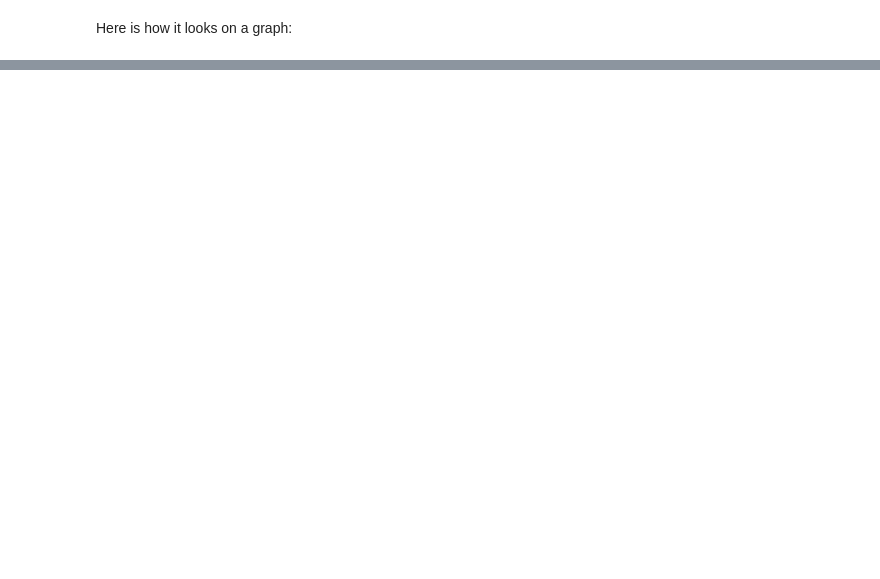
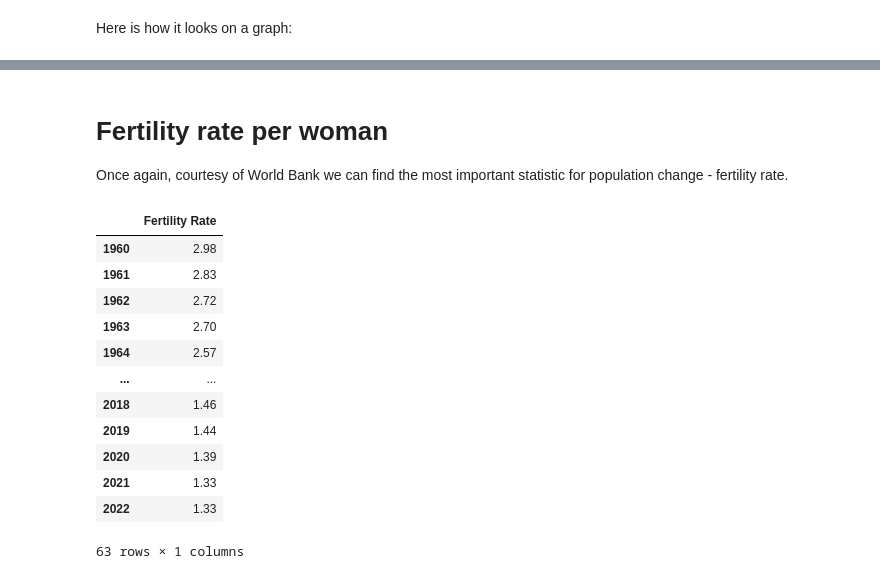
Before and after one commit to coolka1234/scikit-learn-poland-demography, a Jupyter notebook: demografia_polski.ipynb, the cells around one changed output, grey strips where cells are left out. Saved outputs shown, nothing was run; the diff lists cells and outputs as text; code cells hidden in the pictures; blank space fills up the shorter version.

```diff
--- a/demografia_polski.ipynb
+++ b/demografia_polski.ipynb
@@ -110,0 +115,29 @@ plt.savefig('polish_int_migrant_stock_over_the_years.png')
+# %% [markdown]
+# Fertility rate per woman
+Once again, courtesy of World Bank we can find the most important statistic for population change - fertility rate.
+# %%
+df = pd.read_csv('Countries_fertility_rate.csv')
+
+polish_fertility_rate = df[df['Country Name'] == 'Poland']
+polish_fertility_rate = polish_fertility_rate.drop(columns=['Country Name', 'Country Code', 'Indicator Name', 'Indicator Code'])
+polish_fertility_rate.index=['Fertility Rate']
+#Because of the missing data (it is recorder only around 5 years or so we will interpolate the data
+polish_fertility_rate.interpolate(method='linear', axis=1, inplace=True)
+polish_fertility_rate.dropna(axis='index',inplace=True)
+polish_fertility_rate=polish_fertility_rate.T
+polish_fertility_rate.drop(polish_fertility_rate.tail(2).index,inplace=True)
+polish_fertility_rate
+# %% [output]
+|  | Fertility Rate |
+| 1960 | 2.98 |
+| 1961 | 2.83 |
+| 1962 | 2.72 |
+| 1963 | 2.70 |
+| 1964 | 2.57 |
+| ... | ... |
+| 2018 | 1.46 |
+| 2019 | 1.44 |
+| 2020 | 1.39 |
+| 2021 | 1.33 |
+| 2022 | 1.33 |
+63 rows × 1 columns
```
Also changed, not shown: parts of 6 cells of this notebook, 4 other files.
